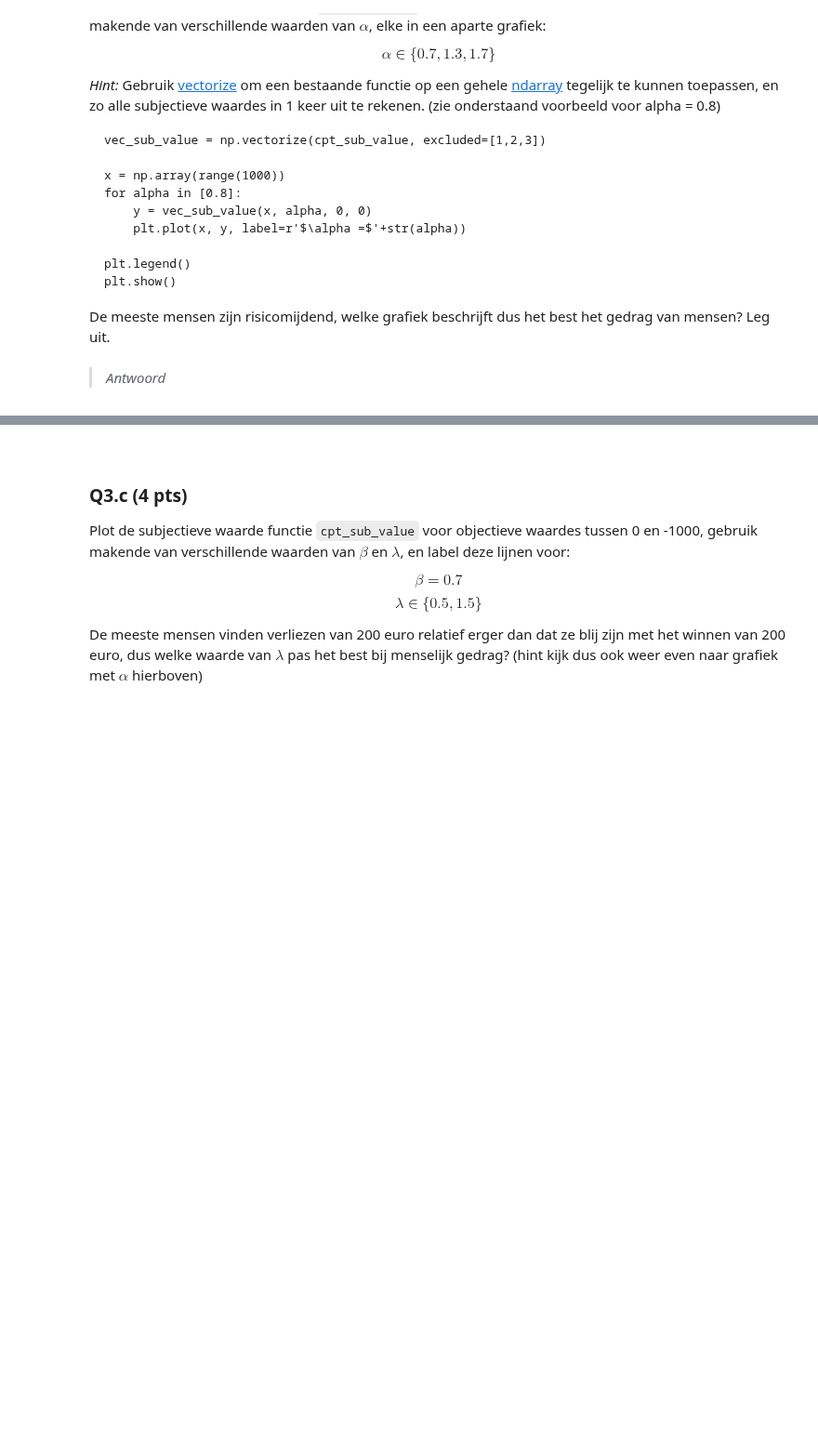
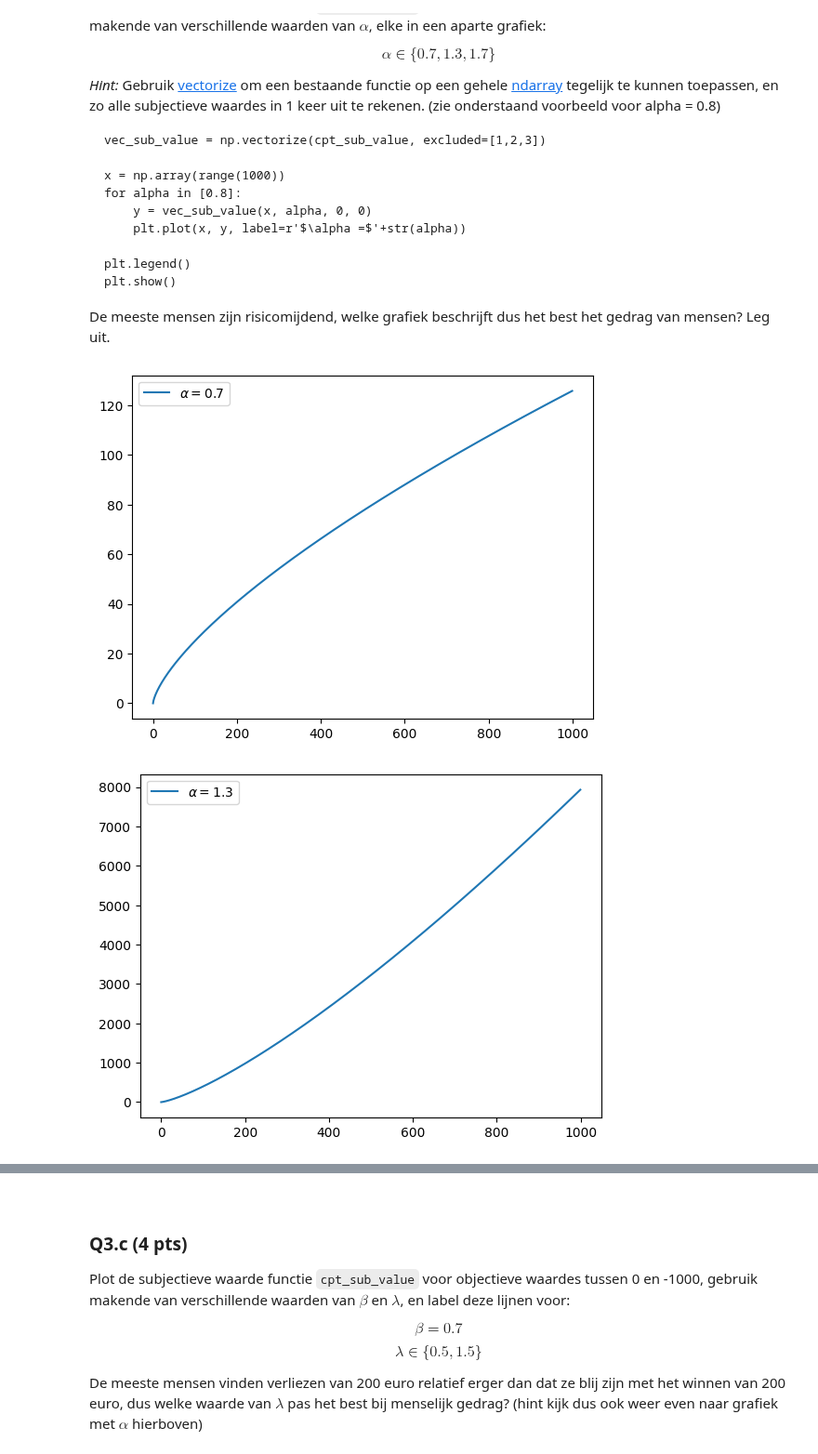
Before and after one commit to YorbenKoolhaas/cogmod, a Jupyter notebook: hw4/Assignment 4/Assignment_4a.ipynb, the cells around one changed output, grey strips where cells are left out. Shown at 93% size. Drawn from its saved outputs; the diff is of its cells as text; code cells hidden in the pictures; blank space fills up the shorter version.

```diff
--- a/hw4/Assignment 4/Assignment_4a.ipynb
+++ b/hw4/Assignment 4/Assignment_4a.ipynb
@@ -162,0 +145,19 @@ def cpt_choice():
+# %%
+def cpt_sub_value(x, alpha, delta, beta):
+    # TO DO
+    if x >= 0:
+        return x**alpha
+    else:
+        return -delta * (-x)**beta
+
+def cpt_prob_weight(p,y):
+    # TO DO
+    return p**y / ((p**y + (1-p)**y)**1/y)
+
+def cpt_ev(prob, x):
+    # TO DO
+    return prob*x
+
+def cpt_choice(theta,ux,uy):
+    # TO DO
+    return 1/(1+math.exp(theta*(ux-uy)))
@@ -187,2 +190,14 @@ De meeste mensen zijn risicomijdend, welke grafiek beschrijft dus het best het g
-# %% [markdown]
-> *Antwoord*
+# %%
+# TO DO
+vec_sub_value = np.vectorize(cpt_sub_value, excluded=[1,2,3])
+
+x = np.array(range(1000))
+for alpha in [0.7,1.3,1.7]:
+    y = vec_sub_value(x, alpha, 0, 0)
+    plt.plot(x, y, label=r'$\alpha =$'+str(alpha))
+
+    plt.legend()
+    plt.show()
+# %% [output]
+[figure, added]
+[figure, added]
```
Also changed, not shown: parts of 7 cells of this notebook.
